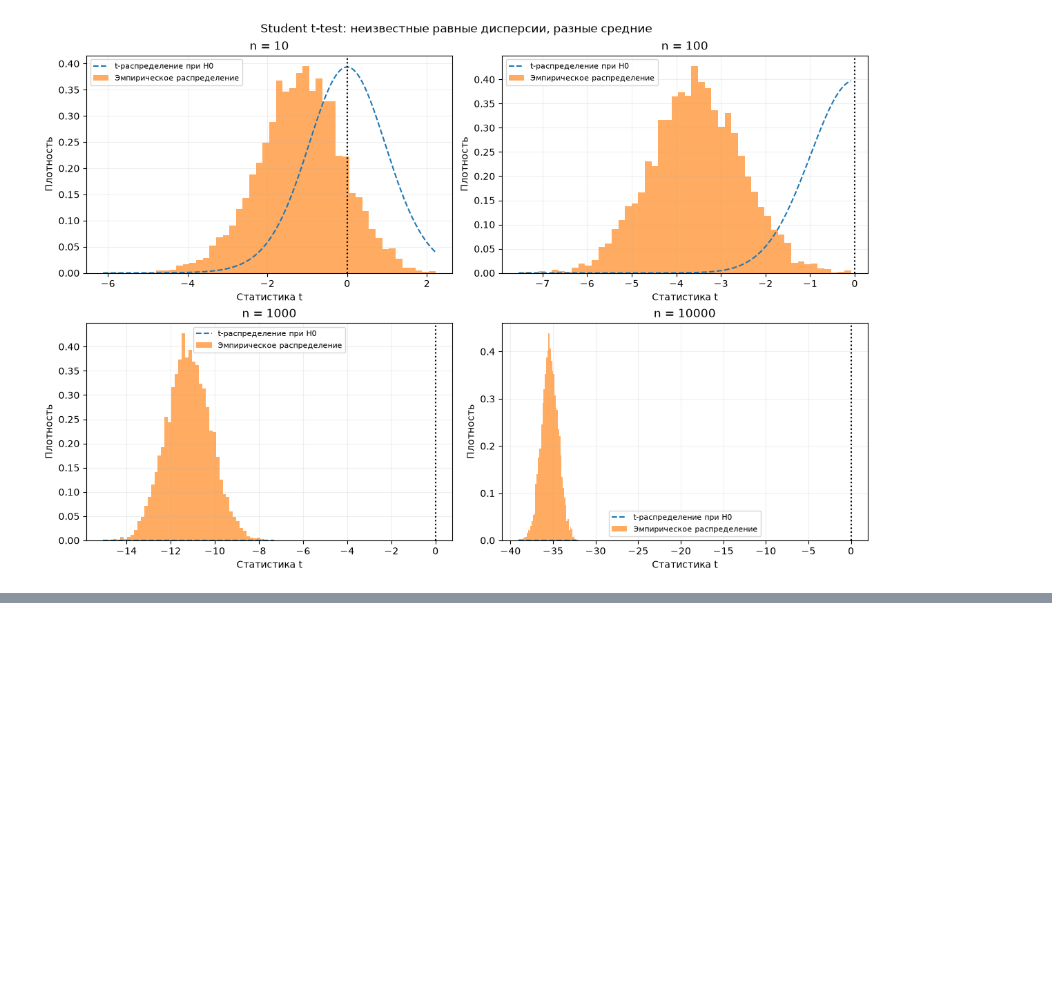
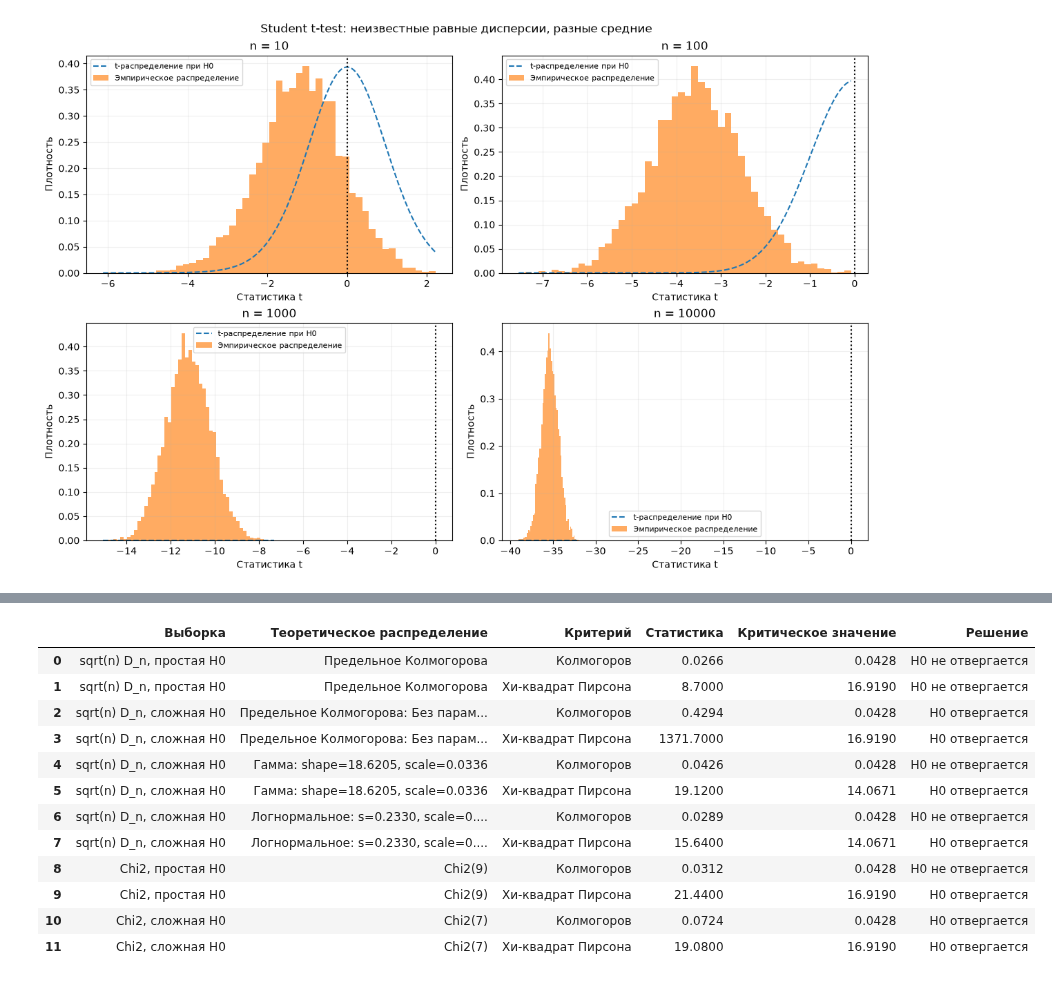
Before and after one commit to defini7/Labs, a Jupyter notebook: 5_term/statistics/lab4.ipynb, the cells around one changed output, grey strips where cells are left out. Drawn from its saved outputs; the diff is of its cells as text; code cells hidden in the pictures; blank space fills up the shorter version.

```diff
--- a/5_term/statistics/lab4.ipynb
+++ b/5_term/statistics/lab4.ipynb
@@ -223,0 +802,72 @@ mu1=10, mu2=10, sigma1=2, sigma2=2
+# %%
+ks_critical = stats.kstwo.ppf(1 - ALPHA, N)
+
+rows = []
+
+for _, row in df_distributions.iterrows():
+    name = row["Статистика"]
+    model = row["Модель"]
+
+    # Число параметров, оценённых по выборке статистик
+    fitted_params = (
+        2 if "Гамма:" in model or "Логнормальное:" in model
+        else 0
+    )
+
+    # Критерий Колмогорова
+    ks_stat = row["KS distance"]
+
+    rows.append({
+        "Выборка": name,
+        "Теоретическое распределение": model,
+        "Критерий": "Колмогоров",
+        "Статистика": ks_stat,
+        "Критическое значение": ks_critical,
+        "Решение": (
+            "H0 не отвергается"
+            if ks_stat <= ks_critical
+            else "H0 отвергается"
+        )
+    })
+
+    # Критерий хи-квадрат
+    chi_stat = row["Chi2"]
+
+    df_chi = max(1, 10 - 1 - fitted_params)
+    chi_critical = stats.chi2.ppf(1 - ALPHA, df_chi)
+
+    rows.append({
+        "Выборка": name,
+        "Теоретическое распределение": model,
+        "Критерий": "Хи-квадрат Пирсона",
+        "Статистика": chi_stat,
+        "Критическое значение": chi_critical,
+        "Решение": (
+            "H0 не отвергается"
+            if chi_stat <= chi_critical
+            else "H0 отвергается"
+        )
+    })
+
+df_critical = pd.DataFrame(rows)
+
+df_critical["Статистика"] = df_critical["Статистика"].round(4)
+df_critical["Критическое значение"] = (
+    df_critical["Критическое значение"].round(4)
+)
+
+display(df_critical)
+# %% [output]
+|  | Выборка | Теоретическое распределение | Критерий | Статистика | Критическое значение | Решение |
+| 0 | sqrt(n) D_n, простая H0 | Предельное Колмогорова | Колмогоров | 0.0266 | 0.0428 | H0 не отвергается |
+| 1 | sqrt(n) D_n, простая H0 | Предельное Колмогорова | Хи-квадрат Пирсона | 8.7000 | 16.9190 | H0 не отвергается |
+| 2 | sqrt(n) D_n, сложная H0 | Предельное Колмогорова: Без парам... | Колмогоров | 0.4294 | 0.0428 | H0 отвергается |
+| 3 | sqrt(n) D_n, сложная H0 | Предельное Колмогорова: Без парам... | Хи-квадрат Пирсона | 1371.7000 | 16.9190 | H0 отвергается |
+| 4 | sqrt(n) D_n, сложная H0 | Гамма: shape=18.6205, scale=0.0336 | Колмогоров | 0.0426 | 0.0428 | H0 не отвергается |
+| 5 | sqrt(n) D_n, сложная H0 | Гамма: shape=18.6205, scale=0.0336 | Хи-квадрат Пирсона | 19.1200 | 14.0671 | H0 отвергается |
+| 6 | sqrt(n) D_n, сложная H0 | Логнормальное: s=0.2330, scale=0.... | Колмогоров | 0.0289 | 0.0428 | H0 не отвергается |
+| 7 | sqrt(n) D_n, сложная H0 | Логнормальное: s=0.2330, scale=0.... | Хи-квадрат Пирсона | 15.6400 | 14.0671 | H0 отвергается |
+| 8 | Chi2, простая H0 | Chi2(9) | Колмогоров | 0.0312 | 0.0428 | H0 не отвергается |
+| 9 | Chi2, простая H0 | Chi2(9) | Хи-квадрат Пирсона | 21.4400 | 16.9190 | H0 отвергается |
+| 10 | Chi2, сложная H0 | Chi2(7) | Колмогоров | 0.0724 | 0.0428 | H0 отвергается |
+| 11 | Chi2, сложная H0 | Chi2(7) | Хи-квадрат Пирсона | 19.0800 | 16.9190 | H0 отвергается |
```
Also changed, not shown: parts of 28 cells of this notebook, 1 other file.
